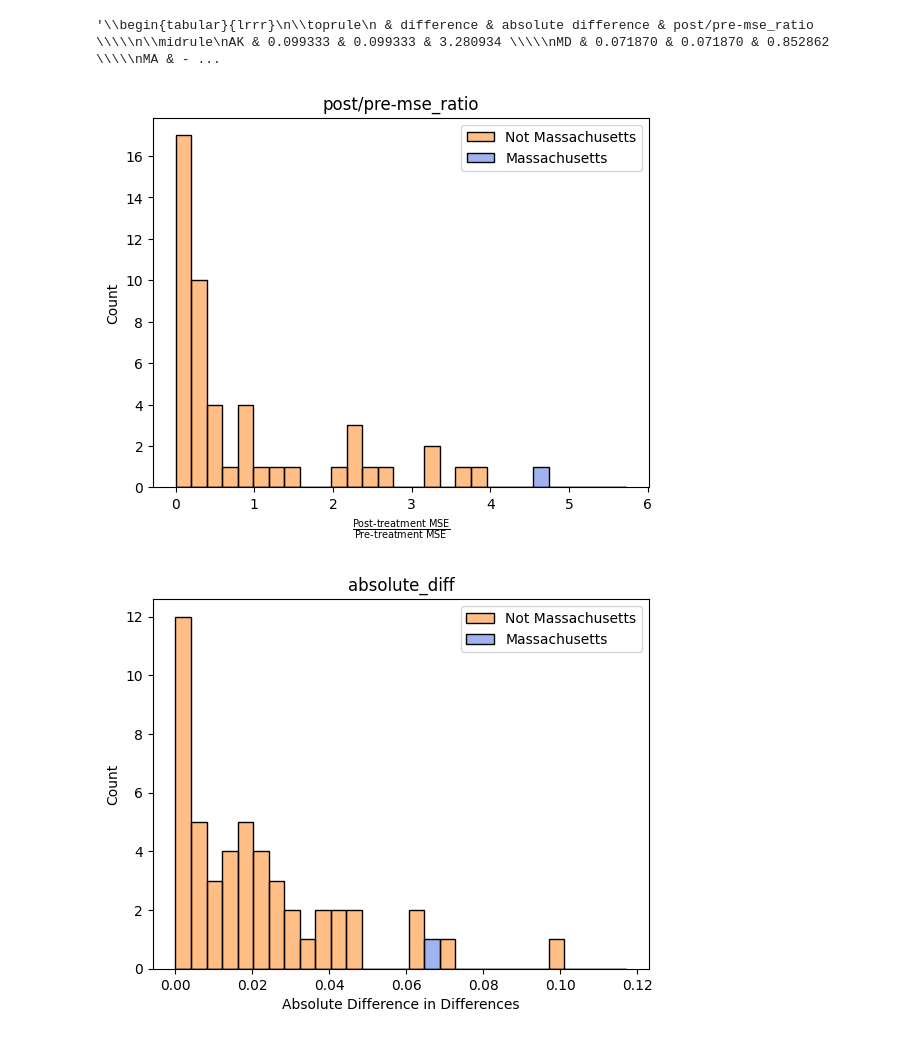
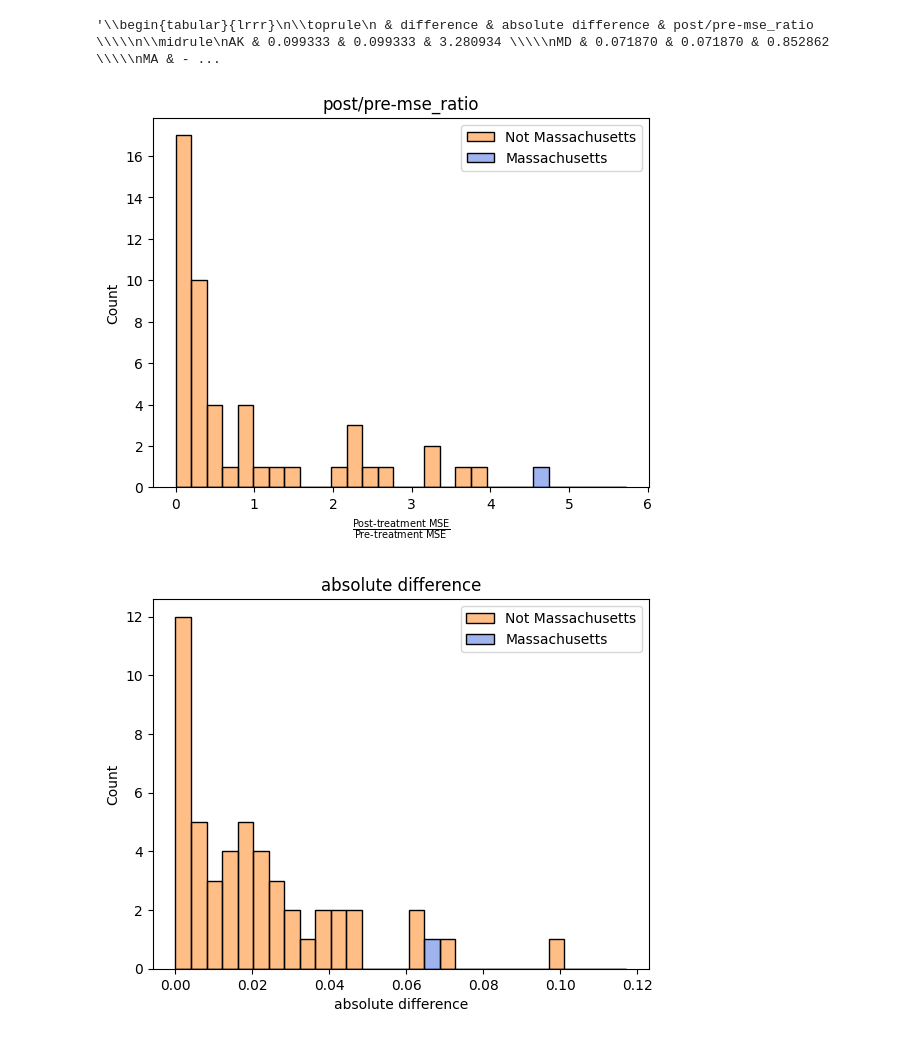
Before and after one commit to will-r61/honors_thesis, a Jupyter notebook: notebooks/scm_no_covariates.ipynb, the cells around one changed output. Drawn from its saved outputs; the diff is of its cells as text; code cells hidden in the pictures.

```diff
--- a/notebooks/scm_no_covariates.ipynb
+++ b/notebooks/scm_no_covariates.ipynb
@@ -357,27 +357,27 @@ test_stats_df.drop(columns = "Massachusetts").to_latex(index = True)
 # %% [output]
 '\\begin{tabular}{lrrr}\n\\toprule\n & difference & absolute difference & post/pre-mse_ratio \\\\\n\\midrule\nAK & 0.099333 & 0.099333 & 3.280934 \\\\\nMD & 0.071870 & 0.071870 & 0.852862 \\\\\nMA & - ...
 # %%
-for test_stat in ['post/pre-mse_ratio', 'absolute_diff']:
+for test_stat in ['post/pre-mse_ratio', 'absolute difference']:
     # Separate the data
     ma_data = test_stats_df[test_stats_df['Massachusetts'] == True]
     non_ma_data = test_stats_df[test_stats_df['Massachusetts'] == False]
 
     test_stats = test_stats_df[test_stat]
     test_stat_std = np.std(test_stats)
     bins = np.arange(0, np.max(test_stats) + test_stat_std, (np.max(test_stats) + test_stat_std) / 30)
 
     # Plot each with desired color
     sns.histplot(data=non_ma_data, x=test_stat, color='C1', bins = bins, label='Not Massachusetts', alpha = 0.5)
     sns.histplot(data=ma_data, x=test_stat, color='royalblue', bins = bins, label='Massachusetts', alpha = 0.5)
 
     # Labels and title
     if test_stat == 'post/pre-mse_ratio':
         plt.xlabel(r'$\frac{\mathrm{Post\text{-}treatment\ MSE}}{\mathrm{Pre\text{-}treatment\ MSE}}$')
     elif test_stat == 'absolute_diff':
         plt.xlabel("Absolute Difference in Differences")
     plt.title(test_stat)
     plt.legend()
     plt.show()
 # %% [output]
 [figure]
-[figure, old version]
+[figure, new version]
```
Also changed, not shown: 5 other files.
